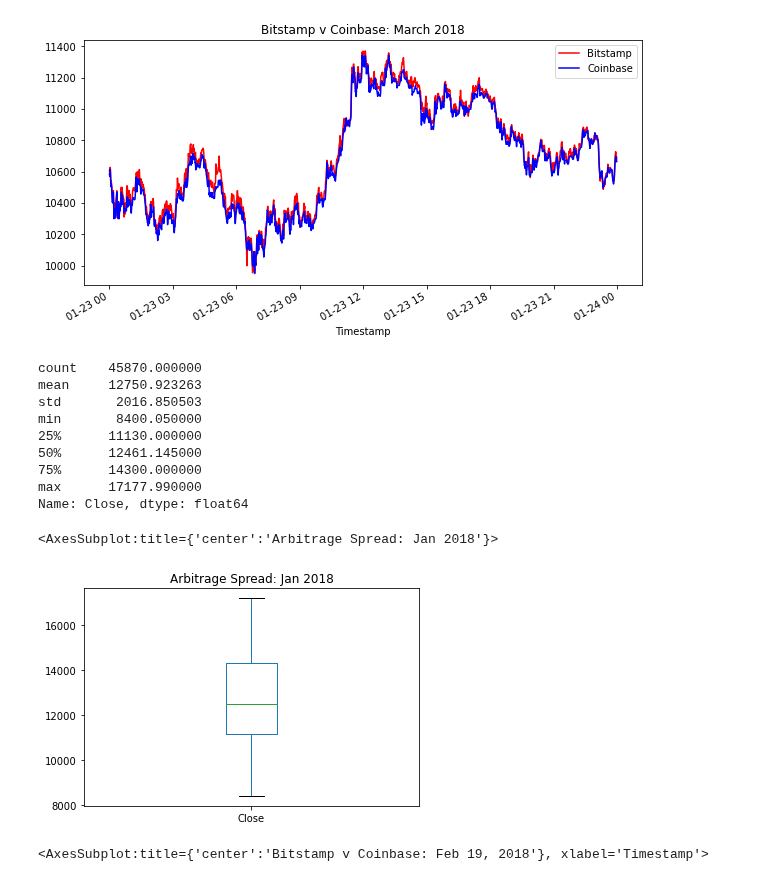
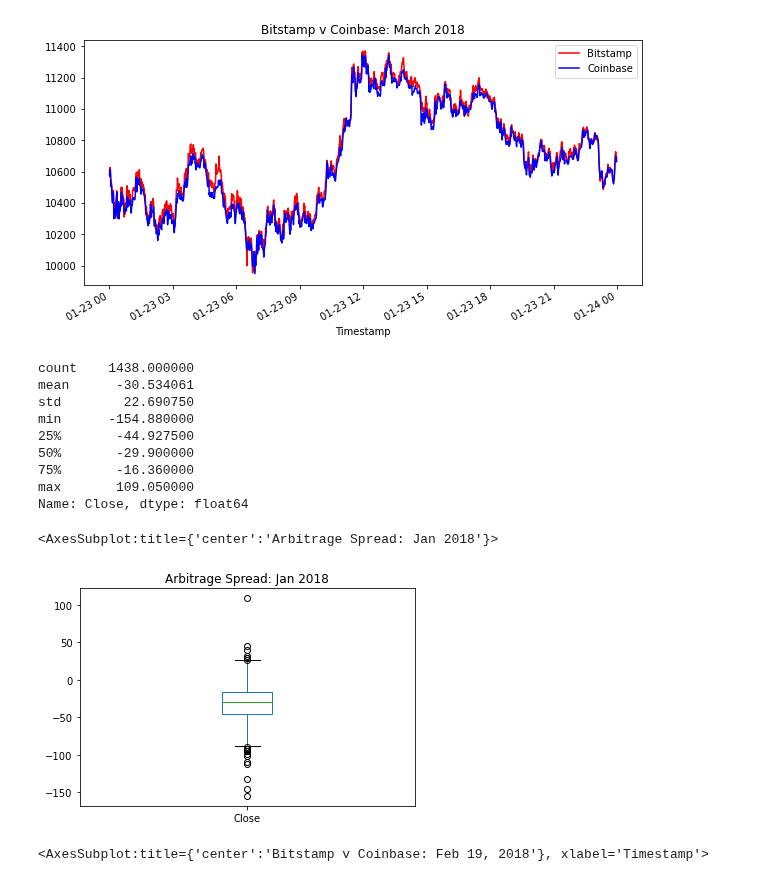
Before and after one commit to AquibaB/Arbitrage-strategies-BTC, a Jupyter notebook: crypto_arbitrage.ipynb, the cells around one changed output. Cells and saved outputs as stored; diff of their text form; code cells hidden in the pictures.

Commit message:
fixed spread

```diff
--- a/crypto_arbitrage.ipynb
+++ b/crypto_arbitrage.ipynb
@@ -365,27 +365,26 @@ coinbase_sliced.loc['2018-01-23':'2018-01-23'].plot(
 # Using the early date that you have selected, calculate the arbitrage spread
 # by subtracting the bitstamp lower closing prices from the coinbase higher closing prices
 
-arbitrage_spread_early = coinbase_sliced.loc['2018-01-23':'2018-01-23'].max() - bitstamp_sliced.loc['2018-01-23':'2018-01-23'].min()
-arbitrage_spread_early
+arbitrage_spread_early = coinbase_sliced.loc['2018-01-23':'2018-01-23'] - bitstamp_sliced.loc['2018-01-23':'2018-01-23']
 
 # Generate summary statistics for the early DataFrame
-coinbase_sliced.loc['2018-01-01':'2018-02-01'].describe(include='all')
+arbitrage_spread_early.describe(include='all')
 # %% [output]
-count    45870.000000
-mean     12750.923263
-std       2016.850503
-min       8400.050000
-25%      11130.000000
-50%      12461.145000
-75%      14300.000000
-max      17177.990000
+count    1438.000000
+mean      -30.534061
+std        22.690750
+min      -154.880000
+25%       -44.927500
+50%       -29.900000
+75%       -16.360000
+max       109.050000
 Name: Close, dtype: float64
 # %%
 # Visualize the arbitrage spread from early in the dataset in a box plot
-coinbase_sliced.loc['2018-01-01':'2018-02-01'].plot(kind='box', title='Arbitrage Spread: Jan 2018')
+arbitrage_spread_early.plot(kind='box', title='Arbitrage Spread: Jan 2018')
 # %% [output]
 <AxesSubplot:title={'center':'Arbitrage Spread: Jan 2018'}>
-[figure, old version]
+[figure, new version]
 # %%
 # Create an overlay plot that visualizes the two dataframes over a period of one day from the middle of the dataset.
 # Be sure that the plots include the parameters `legend`, `figsize`, `title`, `color` and `label`
```
Also changed, not shown: parts of 6 cells of this notebook.
